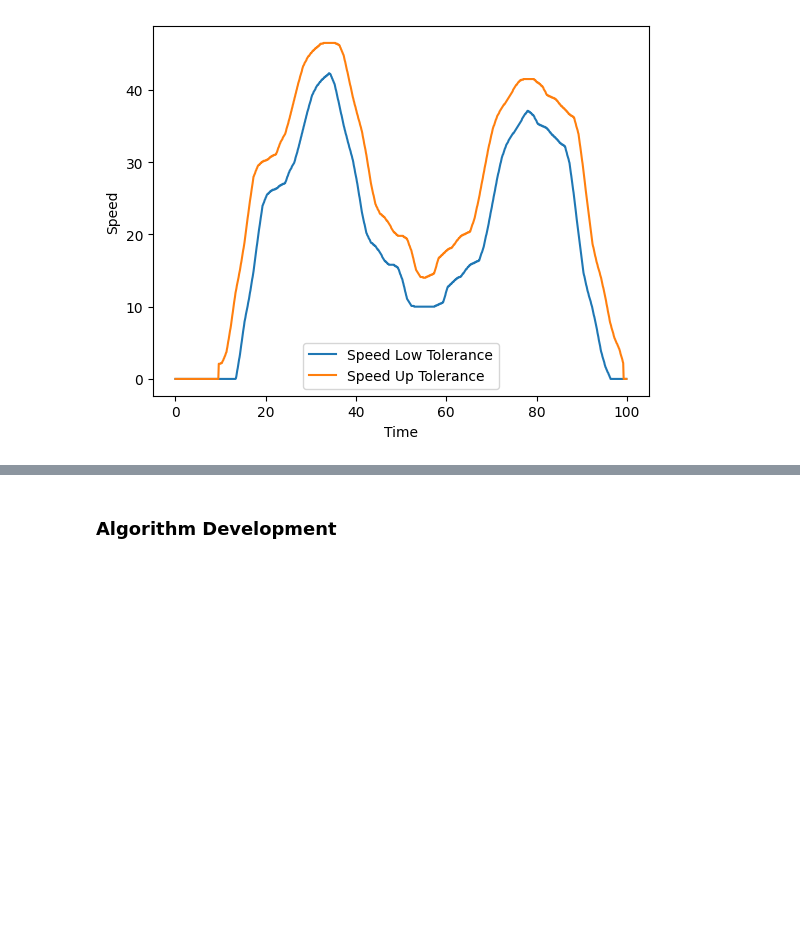
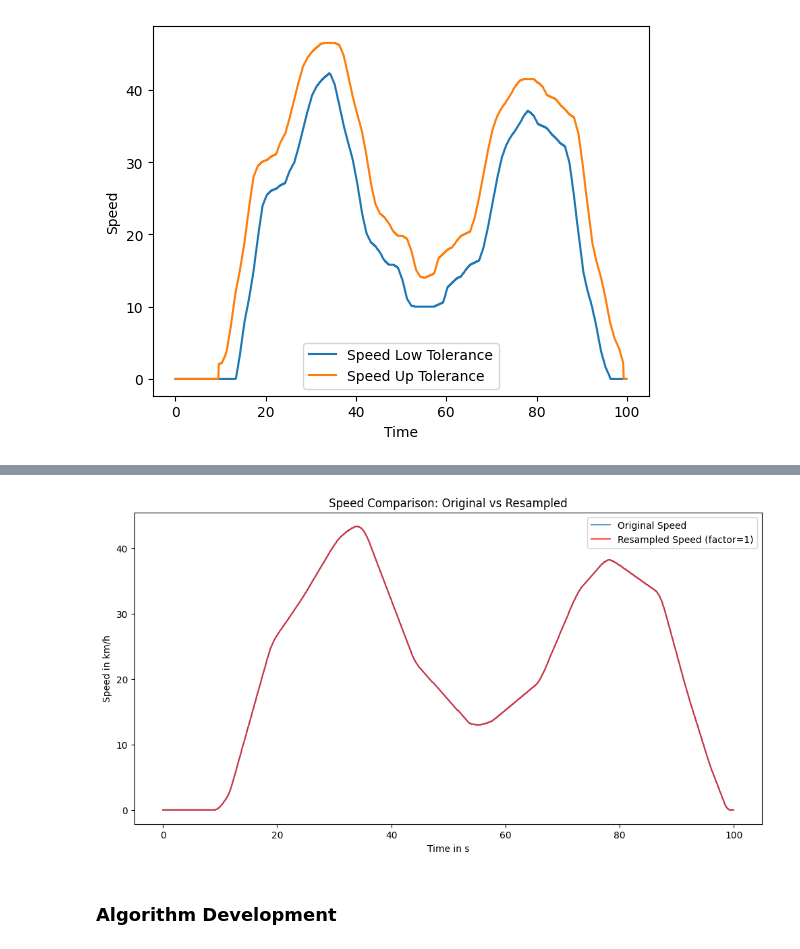
Before and after one commit to SiulRek/vehicle-testing-project, a Jupyter notebook: code/algorithm_evaluation.ipynb, the cells around one changed output, grey strips where cells are left out. Saved outputs shown, nothing was run; the diff lists cells and outputs as text; code cells hidden in the pictures; blank space fills up the shorter version.

```diff
--- a/code/algorithm_evaluation.ipynb
+++ b/code/algorithm_evaluation.ipynb
@@ -81,3 +153,29 @@ plt.legend()
+# %%
+fs = 1/(- recorder_time_array[0] + recorder_time_array[1])
+factor = 1
+
+def resample_time_array(time_array, factor):
+    new_length = len(time_array) / factor
+    resampled_time = np.linspace(time_array[0], time_array[-1], int(new_length))
+    return resampled_time
+
+resampled_speed = resample_data(speed_driver_0_array, factor, fs)
+high_limits = resample_data(speed_up_tol_array, factor, fs)
+low_limits = resample_data(speed_low_tol_array, factor, fs)
+resampled_time = resample_time_array(recorder_time_array, factor)
+
+
+# Plotting
+plt.figure(figsize=(12, 6))
+plt.plot(recorder_time_array, speed_driver_0_array, label='Original Speed', alpha=0.7)
+plt.plot(resampled_time, resampled_speed, label=f'Resampled Speed (factor={factor})', color='red', alpha=0.7)
+plt.xlabel('Time in s')
+plt.ylabel('Speed in km/h')
+plt.title('Speed Comparison: Original vs Resampled')
+plt.legend()
+plt.show()
+# %% [output]
+[figure, added]
 # %% [markdown]
 ### Algorithm Development
 # %%
```
Also changed, not shown: parts of 6 cells of this notebook.
